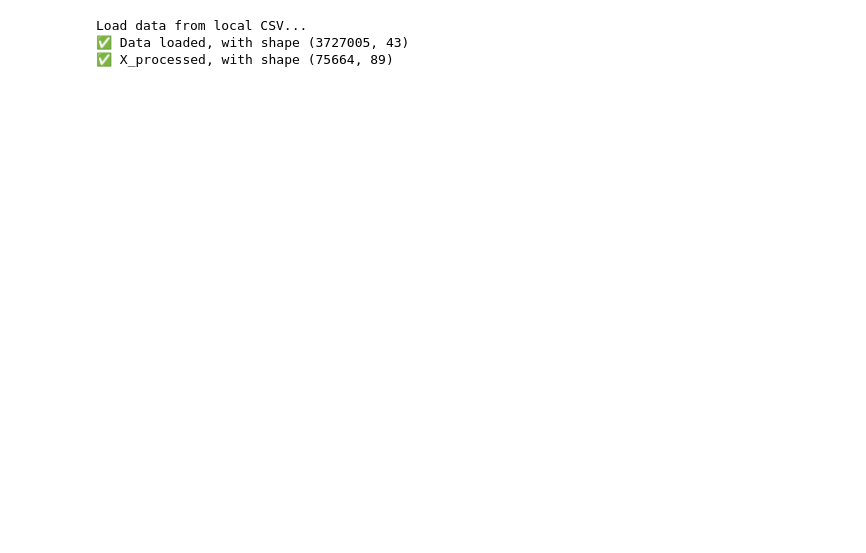
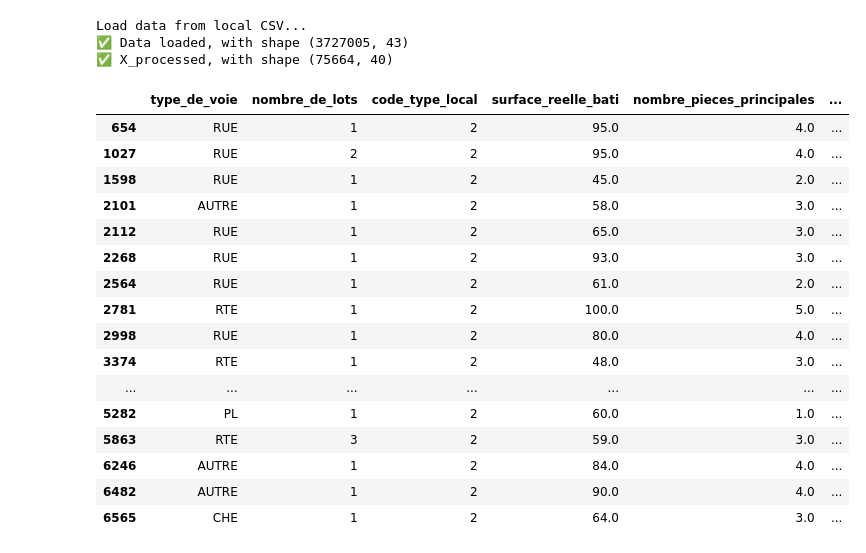
Before and after one commit to CecilePoulard/projimmo, a Jupyter notebook: data_viz.ipynb, the cells around one changed output. Cells and saved outputs as stored; diff of their text form; code cells hidden in the pictures; blank space fills up the shorter version.

```diff
--- a/data_viz.ipynb
+++ b/data_viz.ipynb
@@ -14,7 +14,7 @@ query = f"""
         FROM `{GCP_PROJECT}`.{BQ_DATASET}.DVF_{DATA_YEAR}
     """
 #chemin d'accès à nos fichiers locaux
-data_query_cache_path=Path(f"raw_data/valeursfoncieres-{DATA_YEAR}.txt")
+data_query_cache_path=Path(f"raw_data/valeursfoncieres-2023.txt")
 
 # import de nos data, ici à partir du fichier mais plus tard dans la base de data de bigquer
 df= get_data_with_cache(query=query,
@@ -36,11 +36,33 @@ df_0=clean_data(df)
 #appel à la fonction clean_outliers
 df_1=clean_outliers(df_0)
 #on passe notre df dans la pipeline
-df_2=preprocess_features(df_1)
+X_1=df_1.drop(columns="valeur_fonciere")
+y_1=df_1.valeur_fonciere
+df_2=preprocess_features(X_1)
 # %% [output]
 Load data from local CSV...
 ✅ Data loaded, with shape (3727005, 43)
-✅ X_processed, with shape (75664, 89)
+✅ X_processed, with shape (75664, 40)
+# %%
+X_1.head(20)
+# %% [output]
+|  | type_de_voie | nombre_de_lots | code_type_local | surface_reelle_bati | nombre_pieces_principales | ... |
+| 654 | RUE | 1 | 2 | 95.0 | 4.0 | ... |
+| 1027 | RUE | 2 | 2 | 95.0 | 4.0 | ... |
+| 1598 | RUE | 1 | 2 | 45.0 | 2.0 | ... |
+| 2101 | AUTRE | 1 | 2 | 58.0 | 3.0 | ... |
+| 2112 | RUE | 1 | 2 | 65.0 | 3.0 | ... |
+| 2268 | RUE | 1 | 2 | 93.0 | 3.0 | ... |
+| 2564 | RUE | 1 | 2 | 61.0 | 2.0 | ... |
+| 2781 | RTE | 1 | 2 | 100.0 | 5.0 | ... |
+| 2998 | RUE | 1 | 2 | 80.0 | 4.0 | ... |
+| 3374 | RTE | 1 | 2 | 48.0 | 3.0 | ... |
+| ... | ... | ... | ... | ... | ... | ... |
+| 5282 | PL | 1 | 2 | 60.0 | 1.0 | ... |
+| 5863 | RTE | 3 | 2 | 59.0 | 3.0 | ... |
+| 6246 | AUTRE | 1 | 2 | 84.0 | 4.0 | ... |
+| 6482 | AUTRE | 1 | 2 | 90.0 | 4.0 | ... |
+| 6565 | CHE | 1 | 2 | 64.0 | 3.0 | ... |
 # %%
 df_2.head(20)
 # %% [output]
```
Also changed, not shown: parts of 44 cells of this notebook, 11 other files.
